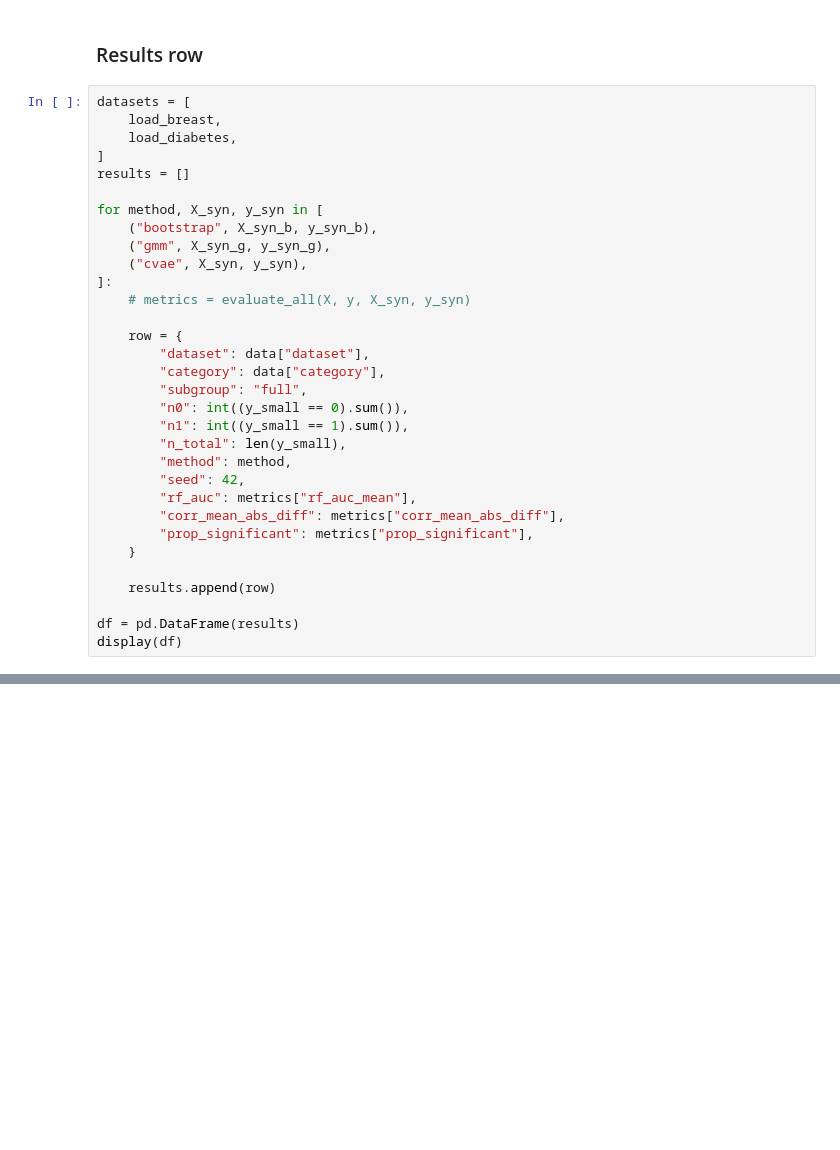
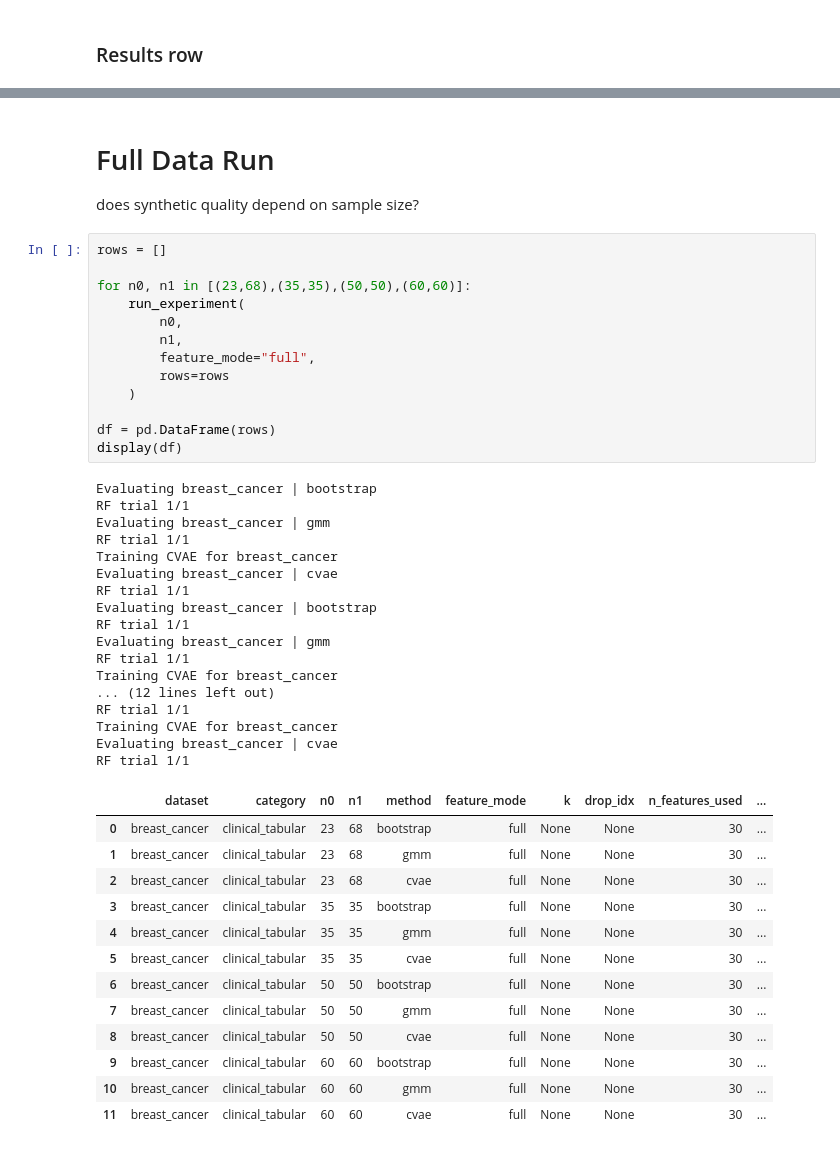
Before and after one commit to TonyTran03/synthetic-data, a Jupyter notebook: notebooks/run_pipeline.ipynb, the cells around one changed output, grey strips where cells are left out. Drawn from its saved outputs; the diff is of its cells as text; blank space fills up the shorter version.

```diff
--- a/notebooks/run_pipeline.ipynb
+++ b/notebooks/run_pipeline.ipynb
@@ -106,34 +136,2 @@ print(metrics)
 # %% [markdown]
 ### Results row
-# %%
-datasets = [
-    load_breast,
-    load_diabetes,
-]
-results = []
-
-for method, X_syn, y_syn in [
-    ("bootstrap", X_syn_b, y_syn_b),
-    ("gmm", X_syn_g, y_syn_g),
-    ("cvae", X_syn, y_syn),
-]:
-    # metrics = evaluate_all(X, y, X_syn, y_syn)
-
-    row = {
-        "dataset": data["dataset"],
-        "category": data["category"],
-        "subgroup": "full",
-        "n0": int((y_small == 0).sum()),
-        "n1": int((y_small == 1).sum()),
-        "n_total": len(y_small),
-        "method": method,
-        "seed": 42,
-        "rf_auc": metrics["rf_auc_mean"],
-        "corr_mean_abs_diff": metrics["corr_mean_abs_diff"],
-        "prop_significant": metrics["prop_significant"],
-    }
-
-    results.append(row)
-
-df = pd.DataFrame(results)
-display(df)
@@ -225,0 +249,47 @@ display(n0_widget, n1_widget, button, output)
+# %% [markdown]
+# Full Data Run
+does synthetic quality depend on sample size?
+# %%
+rows = []
+
+for n0, n1 in [(23,68),(35,35),(50,50),(60,60)]:
+    run_experiment(
+        n0,
+        n1,
+        feature_mode="full",
+        rows=rows
+    )
+
+df = pd.DataFrame(rows)
+display(df)
+# %% [output]
+Evaluating breast_cancer | bootstrap
+RF trial 1/1
+Evaluating breast_cancer | gmm
+RF trial 1/1
+Training CVAE for breast_cancer
+Evaluating breast_cancer | cvae
+RF trial 1/1
+Evaluating breast_cancer | bootstrap
+RF trial 1/1
+Evaluating breast_cancer | gmm
+RF trial 1/1
+Training CVAE for breast_cancer
+... (12 lines left out)
+RF trial 1/1
+Training CVAE for breast_cancer
+Evaluating breast_cancer | cvae
+RF trial 1/1
+|  | dataset | category | n0 | n1 | method | feature_mode | k | drop_idx | n_features_used | ... |
+| 0 | breast_cancer | clinical_tabular | 23 | 68 | bootstrap | full | None | None | 30 | ... |
+| 1 | breast_cancer | clinical_tabular | 23 | 68 | gmm | full | None | None | 30 | ... |
+| 2 | breast_cancer | clinical_tabular | 23 | 68 | cvae | full | None | None | 30 | ... |
+| 3 | breast_cancer | clinical_tabular | 35 | 35 | bootstrap | full | None | None | 30 | ... |
+| 4 | breast_cancer | clinical_tabular | 35 | 35 | gmm | full | None | None | 30 | ... |
+| 5 | breast_cancer | clinical_tabular | 35 | 35 | cvae | full | None | None | 30 | ... |
+| 6 | breast_cancer | clinical_tabular | 50 | 50 | bootstrap | full | None | None | 30 | ... |
+| 7 | breast_cancer | clinical_tabular | 50 | 50 | gmm | full | None | None | 30 | ... |
+| 8 | breast_cancer | clinical_tabular | 50 | 50 | cvae | full | None | None | 30 | ... |
+| 9 | breast_cancer | clinical_tabular | 60 | 60 | bootstrap | full | None | None | 30 | ... |
+| 10 | breast_cancer | clinical_tabular | 60 | 60 | gmm | full | None | None | 30 | ... |
+| 11 | breast_cancer | clinical_tabular | 60 | 60 | cvae | full | None | None | 30 | ... |
```
Also changed, not shown: parts of 13 cells of this notebook, 1 other file.
